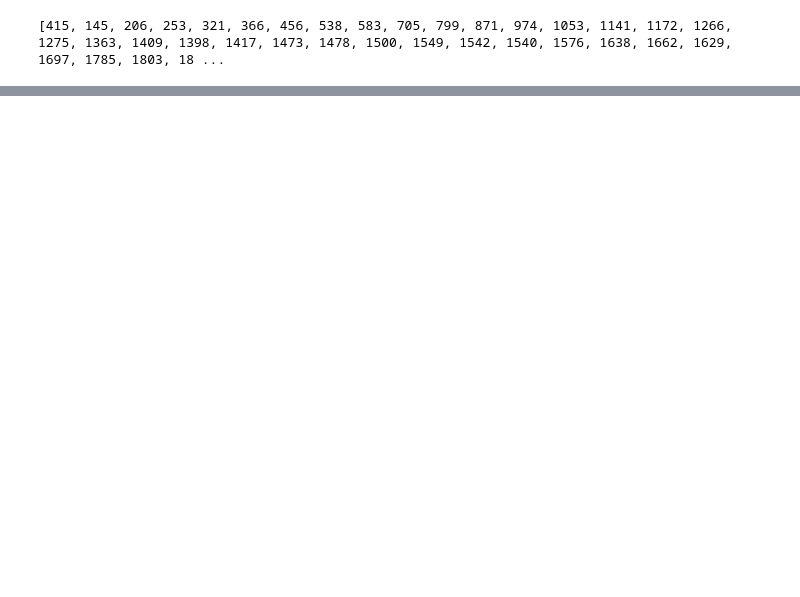
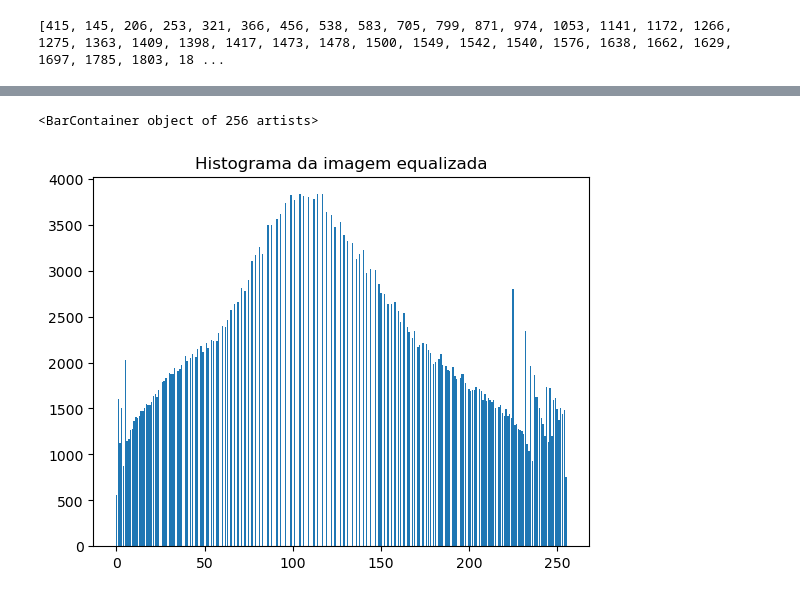
Before and after one commit to RaulMartino/Cefet, a Jupyter notebook: Processamento de Imagens/Rascunho pra estudo.ipynb, the cells around one changed output, grey strips where cells are left out. Drawn from its saved outputs; the diff is of its cells as text; code cells hidden in the pictures; blank space fills up the shorter version.

```diff
--- a/Processamento de Imagens/Rascunho pra estudo.ipynb
+++ b/Processamento de Imagens/Rascunho pra estudo.ipynb
@@ -63,0 +88,14 @@ plt.bar(var_eixo_x, ac_norm_hist)
+# %%
+#Tirando o histograma da imagem equalizada
+eq_img_hist = 256*[0]
+
+for i in range(img_height):
+    for j in range(img_width):
+        gray_value = eq_img[i,j]
+        eq_img_hist[gray_value]+= 1
+
+plt.title('Histograma da imagem equalizada')
+plt.bar(var_eixo_x, eq_img_hist)
+# %% [output]
+<BarContainer object of 256 artists>
+[figure, added]
```
Also changed, not shown: parts of 11 cells of this notebook.
